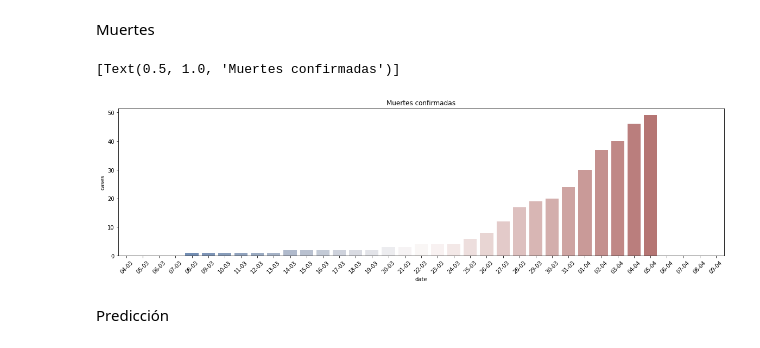
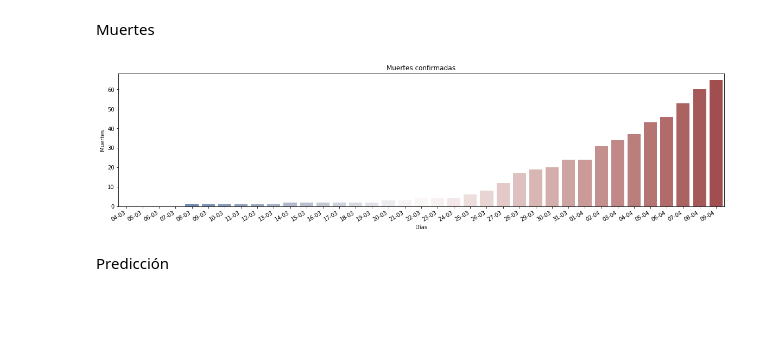
Before and after one commit to cemansilla/covid-19-notebook, a Jupyter notebook: COVID-19.ipynb, the cells around one changed output. Saved outputs shown, nothing was run; the diff lists cells and outputs as text; code cells hidden in the pictures; blank space fills up the shorter version.

```diff
--- a/COVID-19.ipynb
+++ b/COVID-19.ipynb
@@ -74,16 +91,19 @@ sns.barplot(data=df_cases, x='date', y='cases', palette="vlag").set(title = 'Cas
 # %% [markdown]
 Muertes
-# %%
-df_deaths = pd.DataFrame(deaths)
-df_deaths = pd.concat([df_dates, df_deaths], axis=1)
-df_deaths.columns = ['date', 'cases']
-
-plt.figure(figsize=(20,5))
-plt.xticks(rotation=45)
-sns.barplot(data=df_deaths, x='date', y='cases', palette="vlag").set(title = 'Muertes confirmadas')
-#plt.show()
-# %% [output]
-[Text(0.5, 1.0, 'Muertes confirmadas')]
-[figure, removed]
+# %%
+plt.figure(figsize=(20,5))
+sns.barplot(data=df_cases, x='date_report', y='deaths_sum', palette="vlag").set(title = 'Muertes confirmadas')
+
+#Fechas en etiquetas del eje x
+plt.xticks(np.arange(cases_days), a_dates.format(formatter=lambda x: x.strftime('%d-%m')))
+plt.gcf().autofmt_xdate()
+
+#Etiquetas
+plt.ylabel('Muertes')
+plt.xlabel('Días')
+
+plt.show()
+# %% [output]
+[figure, added]
 # %% [markdown]
 Predicción
```
Also changed, not shown: parts of 14 cells of this notebook.
